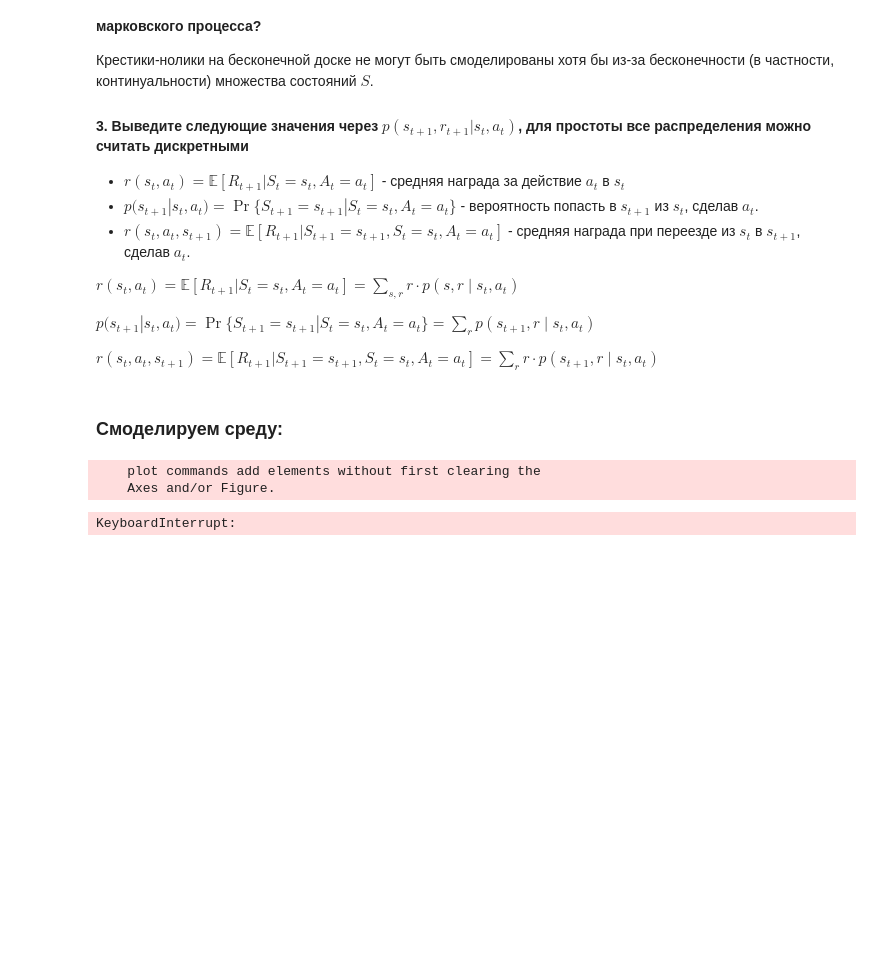
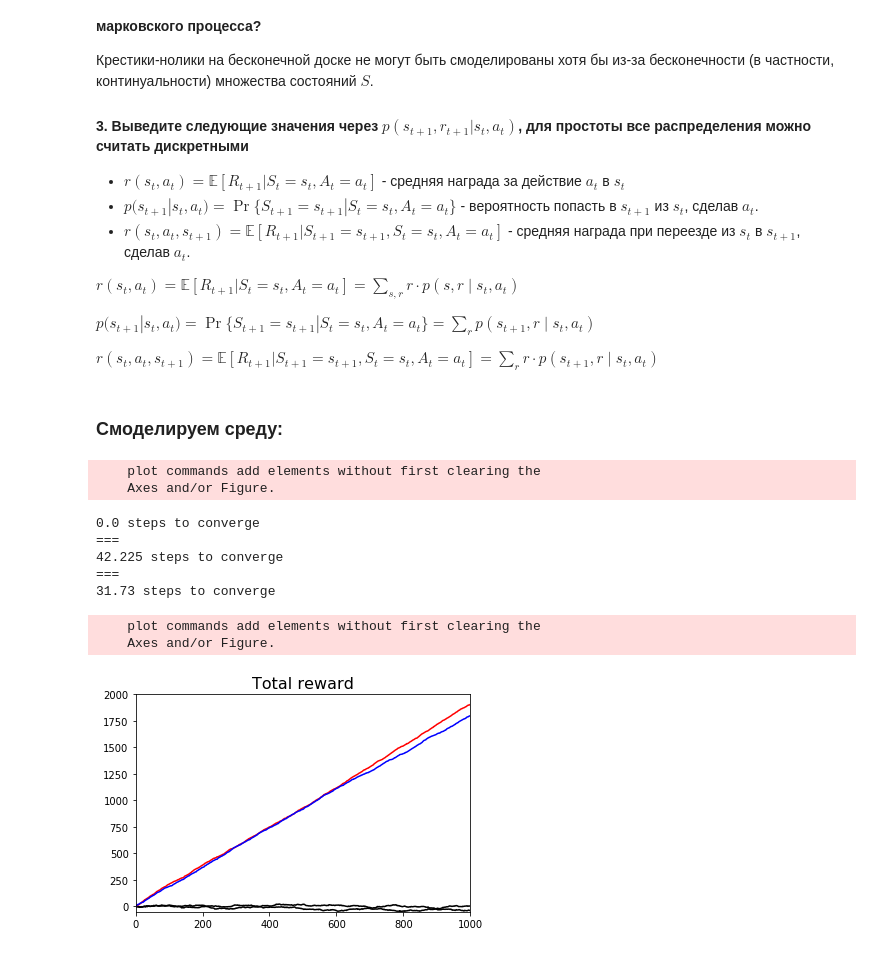
Before and after one commit to v-sopov/renju, a Jupyter notebook: new_markov.ipynb, the cells around one changed output. Drawn from its saved outputs; the diff is of its cells as text; code cells hidden in the pictures; blank space fills up the shorter version.

```diff
--- a/new_markov.ipynb
+++ b/new_markov.ipynb
@@ -187,16 +228,19 @@ class MarkovPlayer:
             games_range = log_progress(range(games), every=1)
         else:
             games_range = range(games)
+        avg_time = 0
         for game in games_range:
             state = 0
             self.state = state
             env = Environment(self.states, self.actions)
             strategy = self.strategy_class(env, **(self.strategy_args))
             self.strategy = strategy
-            strategy.learn(learning_time)
+            avg_time += strategy.learn(learning_time)
             for i in range(self.steps):
                 state, rewards[i] = env.step(state, strategy.choose(state))
                 self.state = state
+        avg_time /= games
+        print(avg_time, 'steps to converge')
         for i in range(1, self.steps):
             rewards[i] += rewards[i-1]
         if show:
@@ -210,36 +254,32 @@ class MarkovPlayer:
 # %%
 games_num = 200
 random_player = MarkovPlayer(states=100, actions=20, steps=1000,
-                           strategy_class=RandomStrategy, discount=1.0)
+                           strategy_class=RandomStrategy, discount=0.9)
 policy_iteration_player = MarkovPlayer(states=100, actions=20, steps=1000,
-                           strategy_class=PolicyIterationStrategy, discount=1.0)
+                           strategy_class=PolicyIterationStrategy, discount=0.9)
 value_iteration_player = MarkovPlayer(states=100, actions=20, steps=1000,
-                           strategy_class=ValueIterationStrategy, discount=1.0)
+                           strategy_class=ValueIterationStrategy, discount=0.9)
 # global_env = Environment(100, 20)
-plt.figure(figsize=(10, 6))
-plt.subplot(121)
 plt.hold(True)
 random_player.evaluate(games=games_num, hold=True, color='k')
+print('===')
 policy_iteration_player.evaluate(games=games_num, learning_time=1, hold=True, color='r')
-policy_iteration_player.evaluate(games=games_num, learning_time=10, hold=True, color='g')
-policy_iteration_player.evaluate(games=games_num, learning_time=25, hold=True, color='b')
-policy_iteration_player.evaluate(games=games_num, learning_time=100, hold=True, color='m')
+print('===')
+value_iteration_player.evaluate(games=games_num, learning_time=1, hold=True, color='b')
 plt.hold(False)
-plt.axis([0, 1000, 0, 2000])
-plt.subplot(122)
-plt.hold(True)
-random_player.evaluate(games=games_num, hold=True, color='k')
-value_iteration_player.evaluate(games=games_num, learning_time=1, hold=True, color='r')
-value_iteration_player.evaluate(games=games_num, learning_time=10, hold=True, color='g')
-value_iteration_player.evaluate(games=games_num, learning_time=25, hold=True, color='b')
-value_iteration_player.evaluate(games=games_num, learning_time=100, hold=True, color='m')
-plt.hold(False)
-plt.axis([0, 1000, 0, 2000])
+plt.axis([0, 1000, -50, 2000])
 plt.show()
 # %% [output]
     plot commands add elements without first clearing the
     Axes and/or Figure.
-KeyboardInterrupt:
+0.0 steps to converge
+===
+42.225 steps to converge
+===
+31.73 steps to converge
+    plot commands add elements without first clearing the
+    Axes and/or Figure.
+[figure, added]
 # %%
 # print(policy_iteration_player.env.state, policy_iteration_player.env.action)
 # print(policy_iteration_player.env.transition_probas[0, 0])
```
Also changed, not shown: parts of 1 cell of this notebook.
